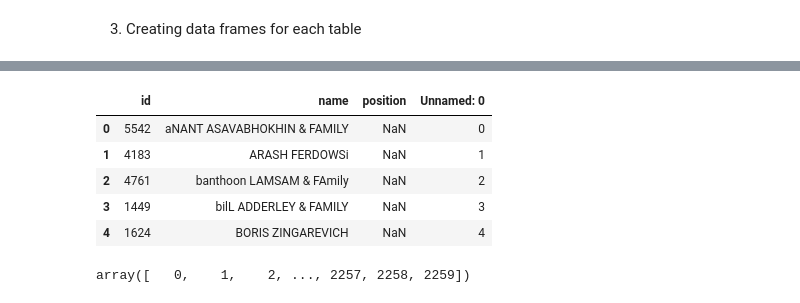
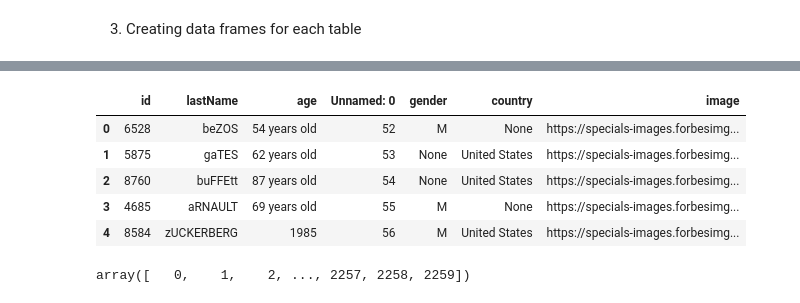
Before and after one commit to sacses/Ironhack-Module-1-Project---Pipeline-Project, a Jupyter notebook: notebooks/Notebook1.ipynb, the cells around one changed output, grey strips where cells are left out. Saved outputs shown, nothing was run; the diff lists cells and outputs as text; code cells hidden in the pictures.

```diff
--- a/notebooks/Notebook1.ipynb
+++ b/notebooks/Notebook1.ipynb
@@ -64,13 +113,13 @@ df_rank_info = create_df_sql('rank_info')
 # %%
 #Quick view of rank_info
-df_rank_info.head()
+df_personal_info.head()
 # %% [output]
-|  | id | name | position | Unnamed: 0 |
-| 0 | 5542 | aNANT ASAVABHOKHIN & FAMILY | NaN | 0 |
-| 1 | 4183 | ARASH FERDOWSi | NaN | 1 |
-| 2 | 4761 | banthoon LAMSAM & FAmily | NaN | 2 |
-| 3 | 1449 | bilL ADDERLEY & FAMILY | NaN | 3 |
-| 4 | 1624 | BORIS ZINGAREVICH | NaN | 4 |
+|  | id | lastName | age | Unnamed: 0 | gender | country | image |
+| 0 | 6528 | beZOS | 54 years old | 52 | M | None | https://specials-images.forbesimg... |
+| 1 | 5875 | gaTES | 62 years old | 53 | None | United States | https://specials-images.forbesimg... |
+| 2 | 8760 | buFFEtt | 87 years old | 54 | None | United States | https://specials-images.forbesimg... |
+| 3 | 4685 | aRNAULT | 69 years old | 55 | M | None | https://specials-images.forbesimg... |
+| 4 | 8584 | zUCKERBERG | 1985 | 56 | M | United States | https://specials-images.forbesimg... |
 # %%
 #Get unique values of column Unnamed: 0
 df_rank_info['Unnamed: 0'].unique()
```
Also changed, not shown: parts of 12 cells of this notebook.
